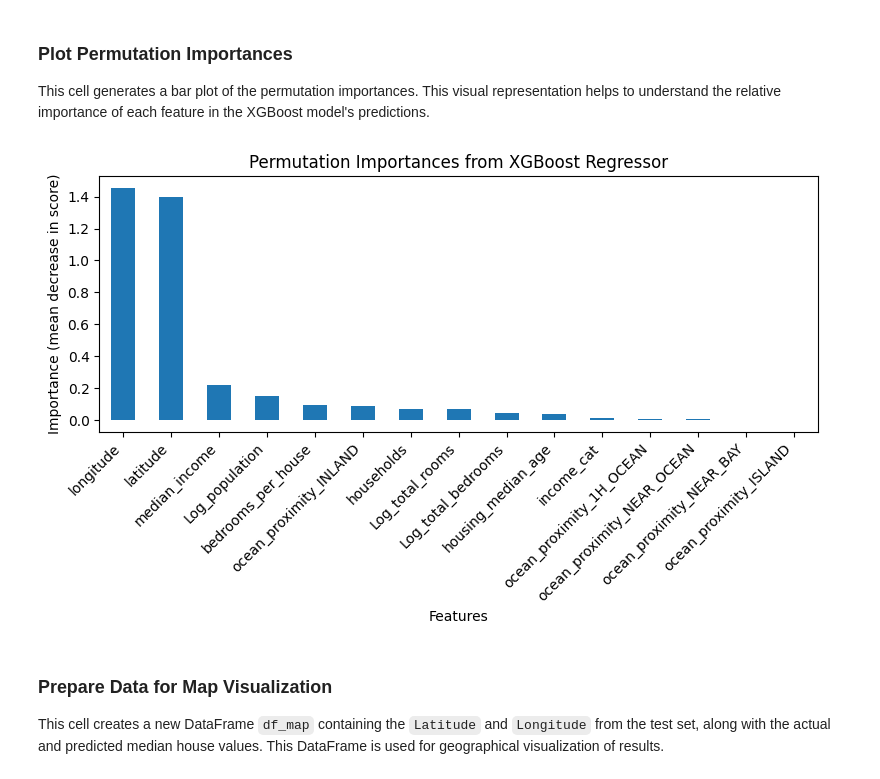
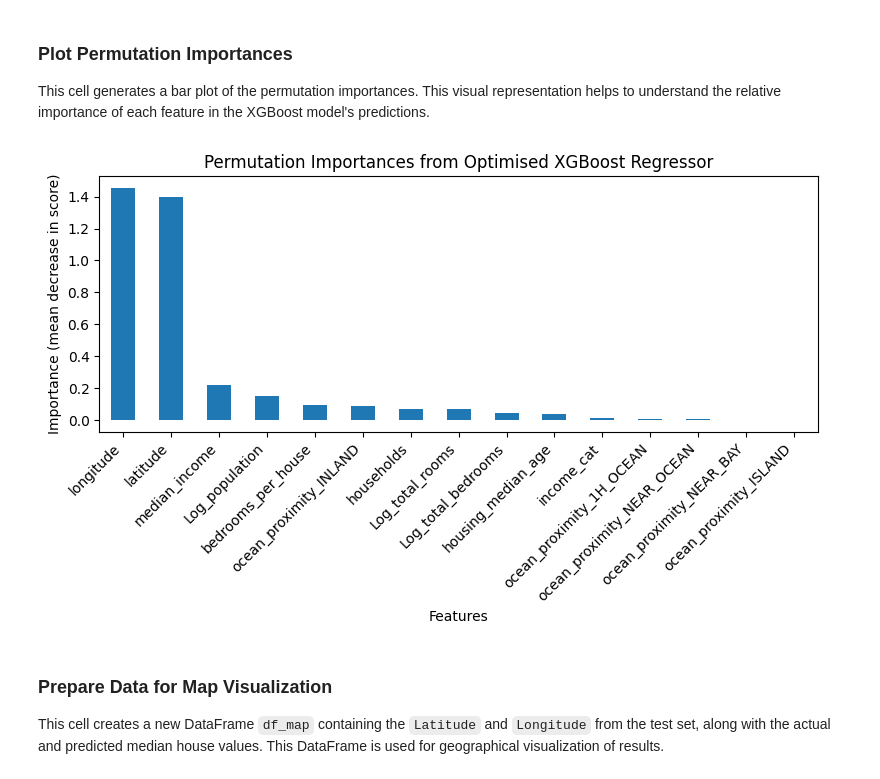
Before and after one commit to Lavan696/california-housing-price-prediction, a Jupyter notebook: california_house_price_prediction_xgboost.ipynb, the cells around one changed output. Drawn from its saved outputs; the diff is of its cells as text; code cells hidden in the pictures.

```diff
--- a/california_house_price_prediction_xgboost.ipynb
+++ b/california_house_price_prediction_xgboost.ipynb
@@ -765,14 +765,14 @@ This cell generates a bar plot of the permutation importances. This visual repre
 # %%
 plt.figure(figsize=(8, 5))
 perm_importances_df.plot.bar()
-plt.title('Permutation Importances from XGBoost Regressor')
+plt.title('Permutation Importances from Optimised XGBoost Regressor')
 plt.xlabel('Features')
 plt.ylabel('Importance (mean decrease in score)')
 plt.xticks(rotation=45, ha='right')
 plt.tight_layout()
 plt.show()
 # %% [output]
-[figure, old version]
+[figure, new version]
 # %% [markdown]
 ### Prepare Data for Map Visualization
 This cell creates a new DataFrame `df_map` containing the `Latitude` and `Longitude` from the test set, along with the actual and predicted median house values. This DataFrame is used for geographical visualization of results.
```
Also changed, not shown: parts of 2 cells of this notebook, 1 other file.
